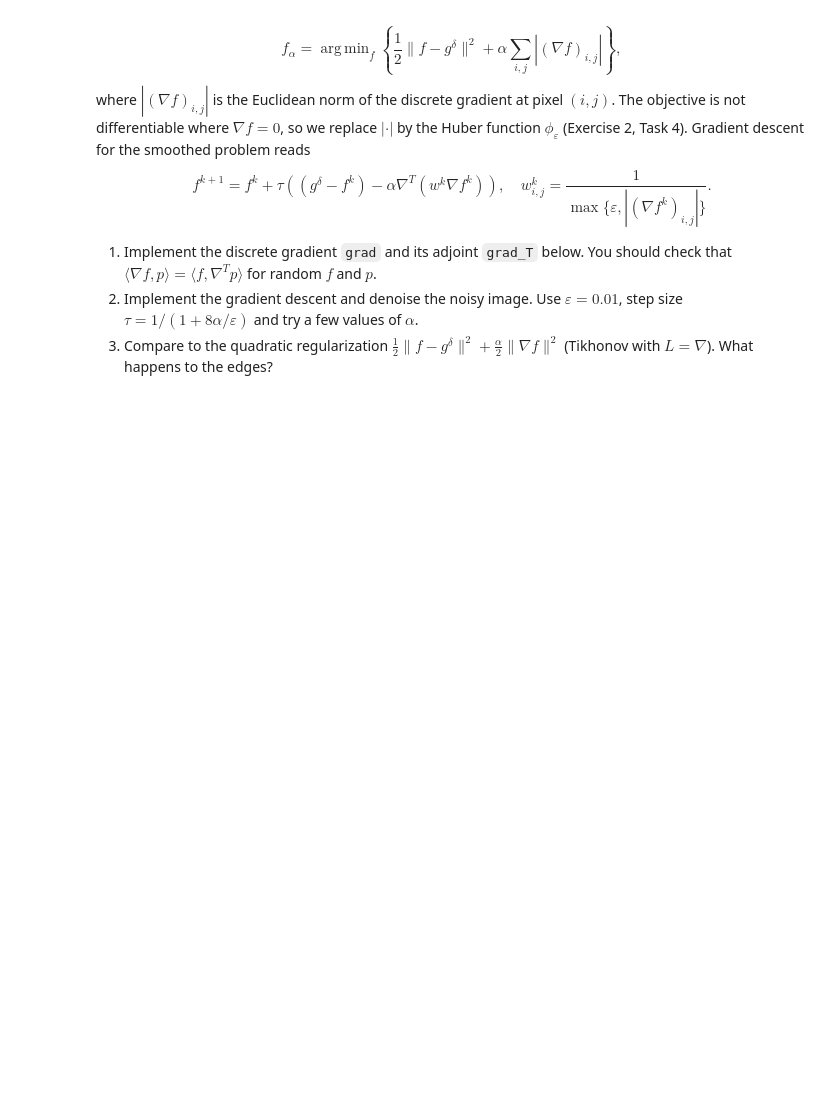
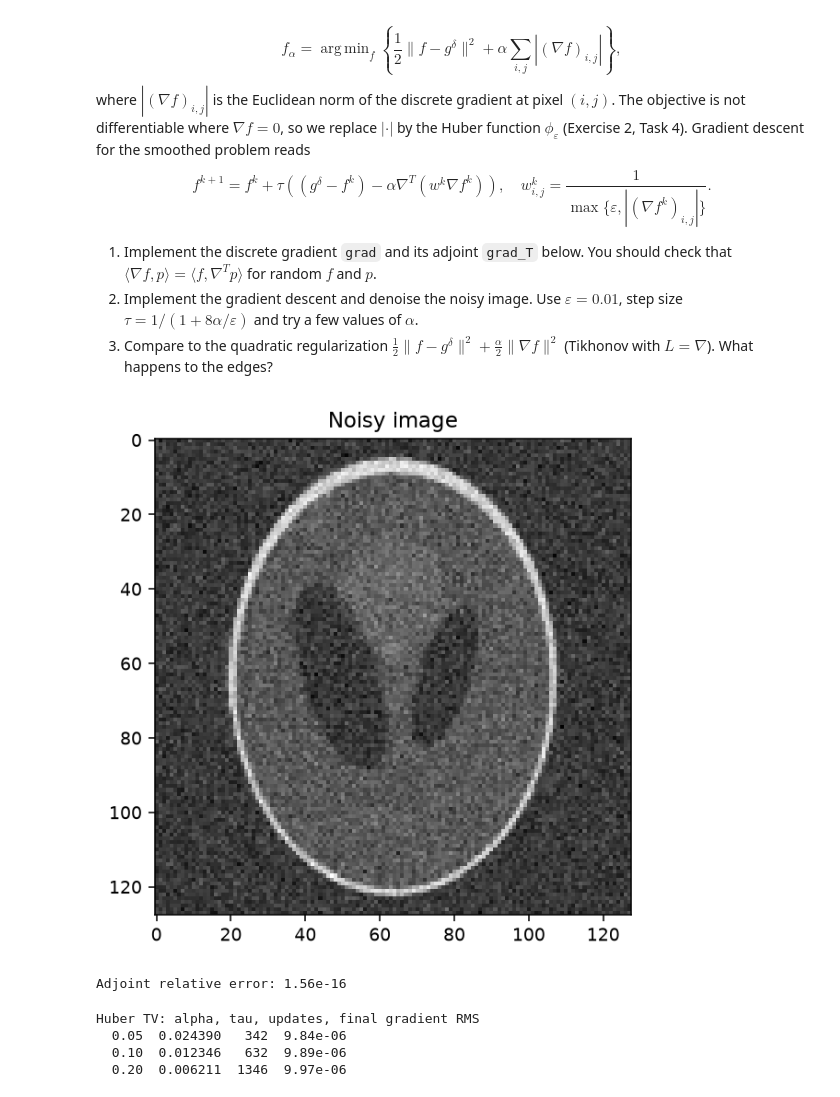
Before and after one commit to AdrianKhalatbari/Inverse_Problems_Exercises, a Jupyter notebook: 4_Nonlinear_IPs/Exercise03_Khalatbari_Mohammad.ipynb, the cells around one changed output. Saved outputs shown, nothing was run; the diff lists cells and outputs as text; code cells hidden in the pictures; blank space fills up the shorter version.

```diff
--- a/4_Nonlinear_IPs/Exercise03_Khalatbari_Mohammad.ipynb
+++ b/4_Nonlinear_IPs/Exercise03_Khalatbari_Mohammad.ipynb
@@ -336,23 +336,86 @@ $$ f^{k+1} = f^k + \tau \left( (g^\delta - f^k) - \alpha \nabla^T (w^k \nabla f^
 # %%
 from skimage.data import shepp_logan_phantom
 from skimage.transform import resize
 
 rng = np.random.default_rng(3)
 f_true = resize(shepp_logan_phantom(), (128, 128)) # Or use your own image from Exercise 1
 g = f_true + 0.1 * rng.standard_normal(f_true.shape)
 
 def grad(f):
     """Forward differences (h = 1) with zero difference at the last row/column (Neumann boundary).
     Returns an array of shape (2, N, M)."""
-    ### TODO ###
-    out = None
+    # Step 1: Forward differences down rows and across columns.
+    out = np.zeros((2, *f.shape), dtype=float)
+    out[0, :-1, :] = f[1:, :] - f[:-1, :]
+    out[1, :, :-1] = f[:, 1:] - f[:, :-1]
     return out
 
 def grad_T(p):
     """Adjoint of `grad`, i.e. the negative (backward) divergence of the vector field p of shape (2, N, M)."""
-    ### TODO ###
-    out = None
+    # Step 2: Add the transpose contributions of each valid difference.
+    out = np.zeros(p.shape[1:], dtype=float)
+    out[:-1, :] -= p[0, :-1, :]
+    out[1:, :] += p[0, :-1, :]
+    out[:, :-1] -= p[1, :, :-1]
+    out[:, 1:] += p[1, :, :-1]
     return out
 
 plt.imshow(g, cmap="gray")
 plt.title("Noisy image");
+# %% [output]
+[figure, added]
+# %%
+# Step 3: Verify the discrete adjoint identity, including boundary entries.
+rng_adjoint = np.random.default_rng(4)
+f_test = rng_adjoint.standard_normal((17, 19))
+p_test = rng_adjoint.standard_normal((2, 17, 19))
+Df = grad(f_test)
+DTp = grad_T(p_test)
+lhs = np.sum(Df * p_test)
+rhs = np.sum(f_test * DTp)
+relative_adjoint_error = abs(lhs - rhs) / max(1.0, abs(lhs), abs(rhs))
+assert Df.shape == (2, 17, 19) and DTp.shape == (17, 19)
+assert np.all(Df[0, -1, :] == 0) and np.all(Df[1, :, -1] == 0)
+assert relative_adjoint_error < 1e-12
+print(f"Adjoint relative error: {relative_adjoint_error:.2e}")
+# %% [output]
+Adjoint relative error: 1.56e-16
+# %%
+# Step 4: Minimize the Huber-smoothed TV objective by the assigned update.
+def huber_tv_objective(f, noisy, alpha, epsilon):
+    magnitude = np.sqrt(np.sum(grad(f)**2, axis=0))
+    huber = np.where(magnitude <= epsilon,
+                     magnitude**2 / (2 * epsilon), magnitude - epsilon / 2)
+    return 0.5 * np.sum((f - noisy)**2) + alpha * np.sum(huber)
+
+def tv_denoise(noisy, alpha, epsilon=0.01, tolerance=1e-5, max_updates=5000):
+    f = noisy.copy()
+    tau = 1.0 / (1.0 + 8.0 * alpha / epsilon)
+    updates = 0
+    for _ in range(max_updates):
+        Df = grad(f)
+        magnitude = np.sqrt(np.sum(Df**2, axis=0))
+        weight = 1.0 / np.maximum(epsilon, magnitude)
+        direction = (noisy - f) - alpha * grad_T(weight[None, :, :] * Df)
+        gradient_rms = np.sqrt(np.mean(direction**2))
+        if gradient_rms < tolerance:
+            break
+        f += tau * direction
+        updates += 1
+    return f, tau, updates, gradient_rms
+
+epsilon = 0.01
+alpha_values = (0.05, 0.1, 0.2)
+tv_images = {}
+print("Huber TV: alpha, tau, updates, final gradient RMS")
+for alpha in alpha_values:
+    image, tau, updates, gradient_rms = tv_denoise(g, alpha, epsilon)
+    assert np.isfinite(image).all() and gradient_rms < 1e-5
+    assert huber_tv_objective(image, g, alpha, epsilon) < huber_tv_objective(g, g, alpha, epsilon)
+    tv_images[alpha] = image
+    print(f"  {alpha:4.2f}  {tau:.6f}  {updates:4d}  {gradient_rms:.2e}")
+# %% [output]
+Huber TV: alpha, tau, updates, final gradient RMS
+  0.05  0.024390   342  9.84e-06
+  0.10  0.012346   632  9.89e-06
+  0.20  0.006211  1346  9.97e-06
```
Also changed, not shown: parts of 2 cells of this notebook.
